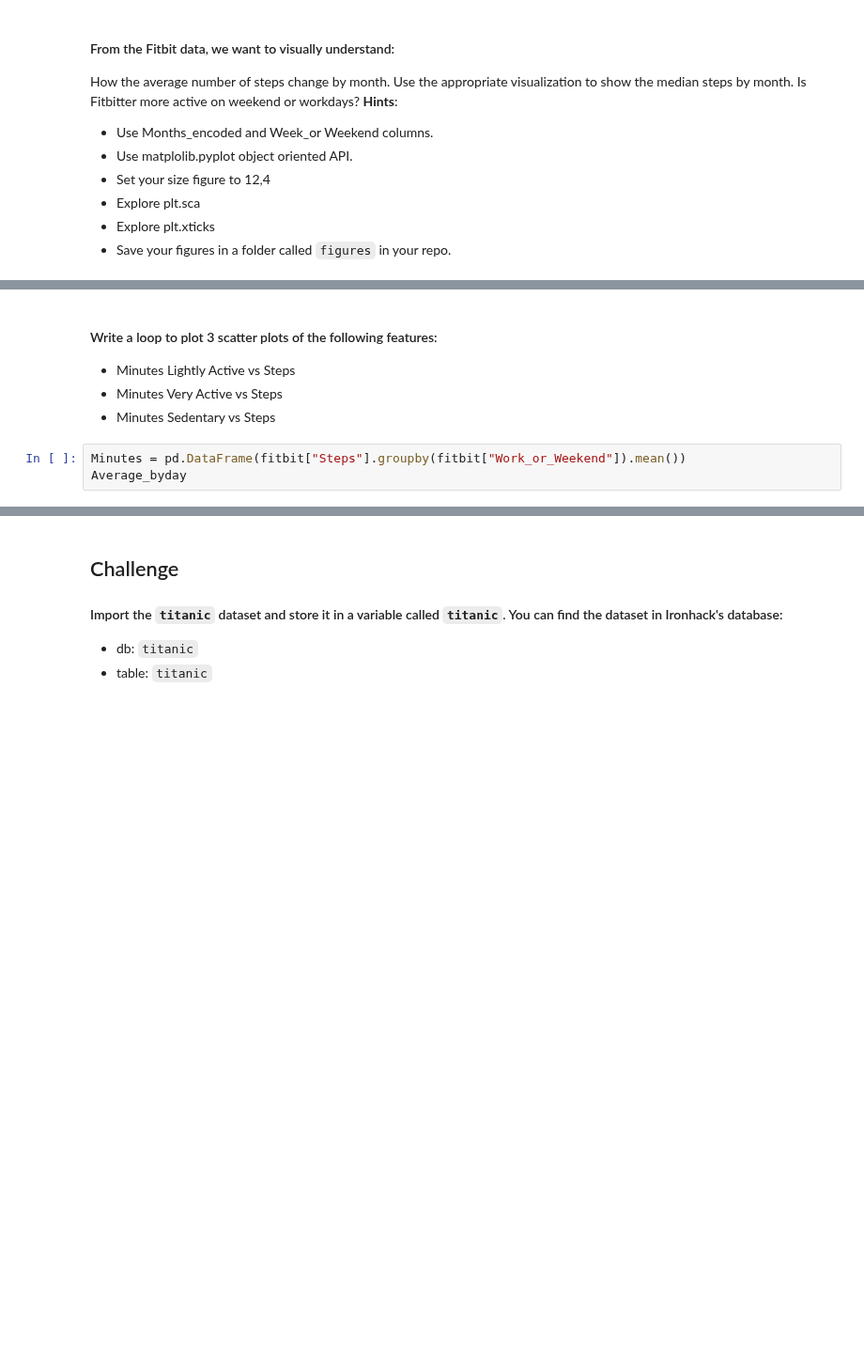
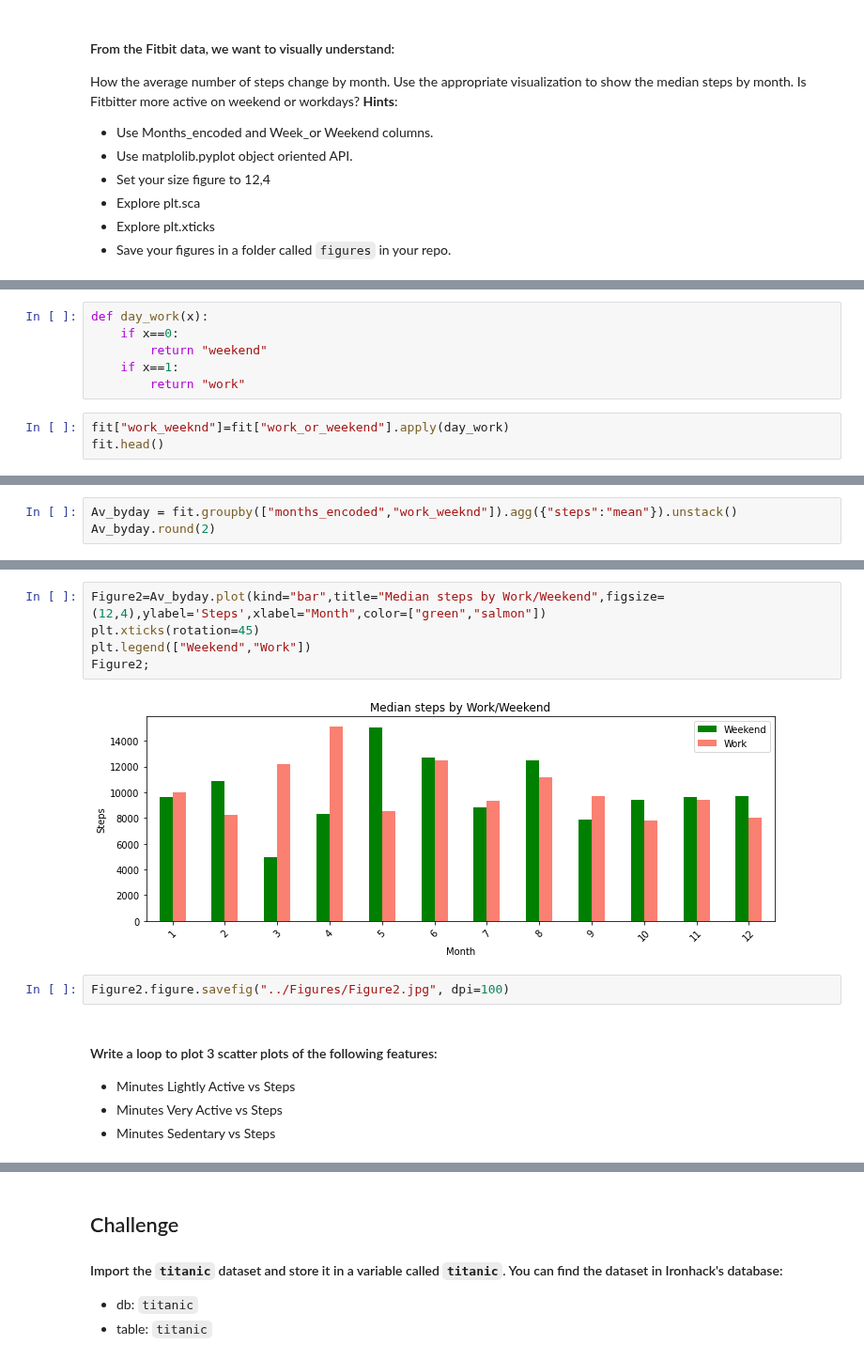
Before and after one commit to Ironhack-Data-Madrid-Enero-2022/lab-matplotlib-seaborn, a Jupyter notebook: your-code/main.ipynb, the cells around one changed output, grey strips where cells are left out. Shown at 94% size. Drawn from its saved outputs; the diff is of its cells as text; blank space fills up the shorter version.

```diff
--- a/your-code/main.ipynb
+++ b/your-code/main.ipynb
@@ -103,0 +148,9 @@ Average_byday
+# %%
+def day_work(x):
+    if x==0:
+        return "weekend"
+    if x==1:
+        return "work"
+# %%
+fit["work_weeknd"]=fit["work_or_weekend"].apply(day_work)
+fit.head()
@@ -103,0 +165,3 @@ Average_byday
+# %%
+Av_byday = fit.groupby(["months_encoded","work_weeknd"]).agg({"steps":"mean"}).unstack()
+Av_byday.round(2)
@@ -104,9 +184,15 @@ Average_byday
+# %%
+Figure2=Av_byday.plot(kind="bar",title="Median steps by Work/Weekend",figsize=(12,4),ylabel='Steps',xlabel="Month",color=["green","salmon"])
+plt.xticks(rotation=45)
+plt.legend(["Weekend","Work"])
+Figure2;
+# %% [output]
+[figure, added]
+# %%
+Figure2.figure.savefig("../Figures/Figure2.jpg", dpi=100)
 # %% [markdown]
 #### Write a loop to plot 3 scatter plots of the following features:
 
 * Minutes Lightly Active vs Steps
 * Minutes Very Active vs Steps
 * Minutes Sedentary vs Steps
-# %%
-Minutes = pd.DataFrame(fitbit["Steps"].groupby(fitbit["Work_or_Weekend"]).mean())
-Average_byday
```
Also changed, not shown: parts of 71 cells of this notebook, 2 other files.
